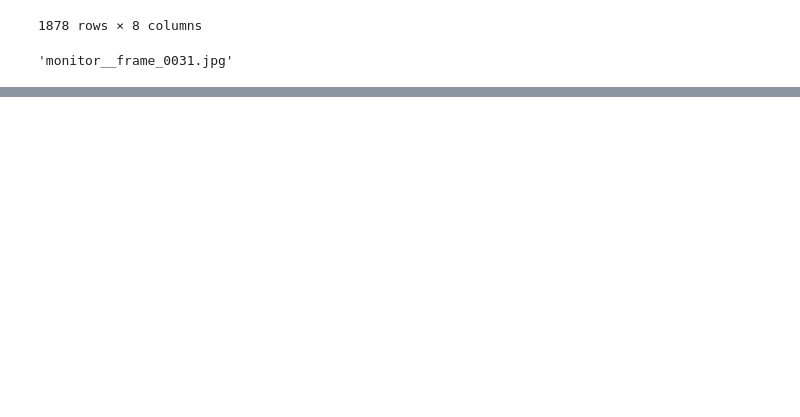
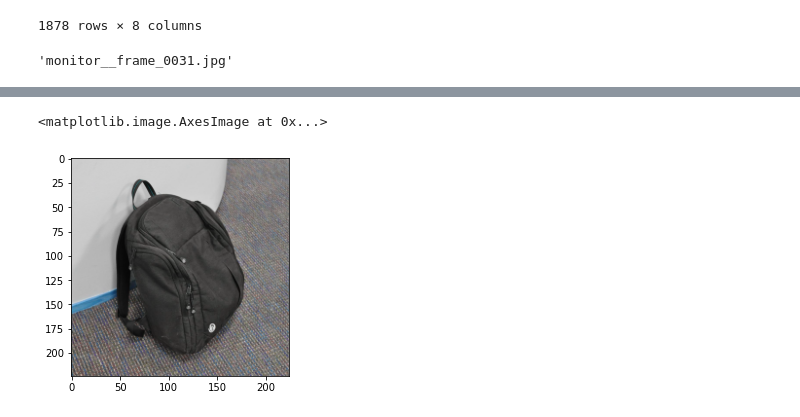
Before and after one commit to TuanAnhNguyen14111998/domain_calibration, a Jupyter notebook: src/notebook/style_transfer.ipynb, the cells around one changed output, grey strips where cells are left out. Cells and saved outputs as stored; diff of their text form; code cells hidden in the pictures; blank space fills up the shorter version.

```diff
--- a/src/notebook/style_transfer.ipynb
+++ b/src/notebook/style_transfer.ipynb
@@ -192,0 +218,5 @@ def FDA_source_to_target_np( src_img, trg_img, L=0.1 ):
+# %%
+plt.imshow(im_src)
+# %% [output]
+<matplotlib.image.AxesImage at 0x...>
+[figure, added]
```
Also changed, not shown: parts of 8 cells of this notebook.
